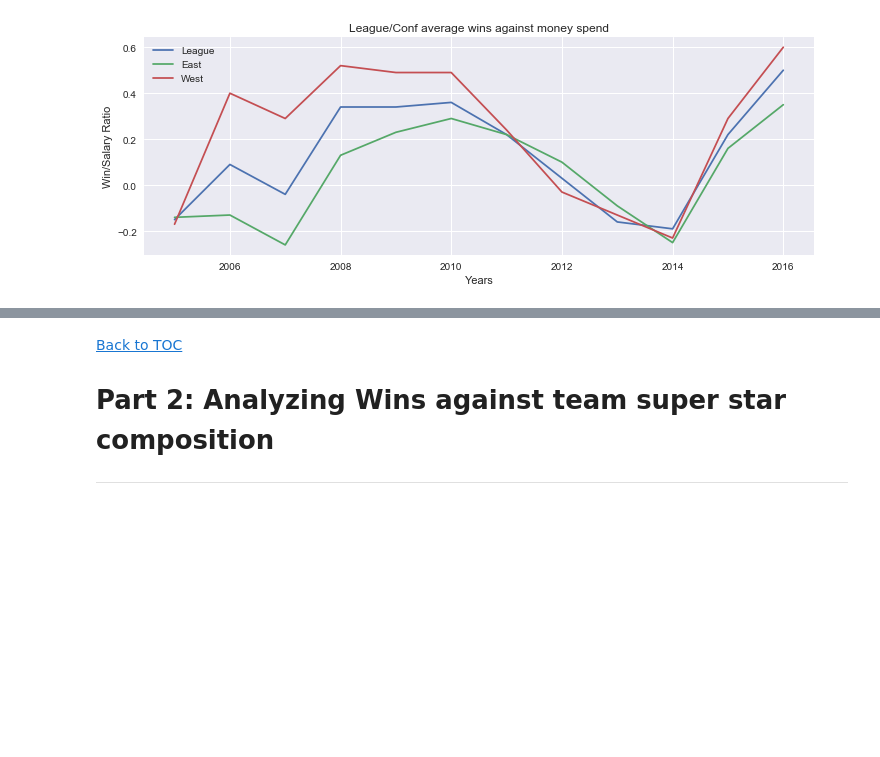
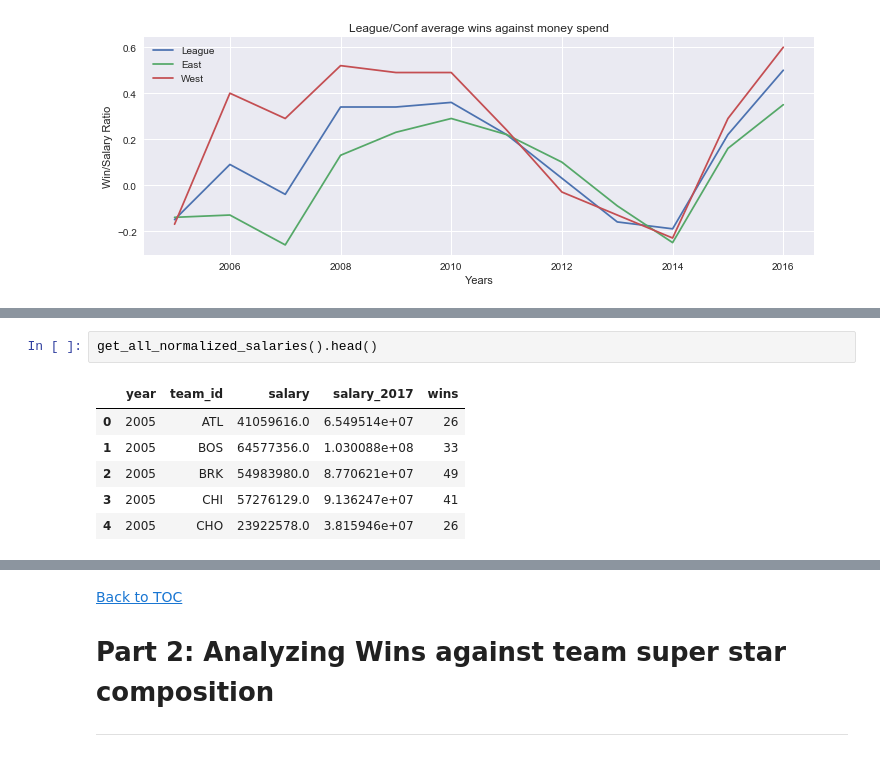
Before and after one commit to noorzaman/bb_finances, a Jupyter notebook: zaman_nurul.ipynb, the cells around one changed output, grey strips where cells are left out. Drawn from its saved outputs; the diff is of its cells as text; blank space fills up the shorter version.

```diff
--- a/zaman_nurul.ipynb
+++ b/zaman_nurul.ipynb
@@ -183,0 +198,9 @@ teamwork_summary_plots()
+# %%
+get_all_normalized_salaries().head()
+# %% [output]
+|  | year | team_id | salary | salary_2017 | wins |
+| 0 | 2005 | ATL | 41059616.0 | 6.549514e+07 | 26 |
+| 1 | 2005 | BOS | 64577356.0 | 1.030088e+08 | 33 |
+| 2 | 2005 | BRK | 54983980.0 | 8.770621e+07 | 49 |
+| 3 | 2005 | CHI | 57276129.0 | 9.136247e+07 | 41 |
+| 4 | 2005 | CHO | 23922578.0 | 3.815946e+07 | 26 |
```
Also changed, not shown: parts of 22 cells of this notebook.
